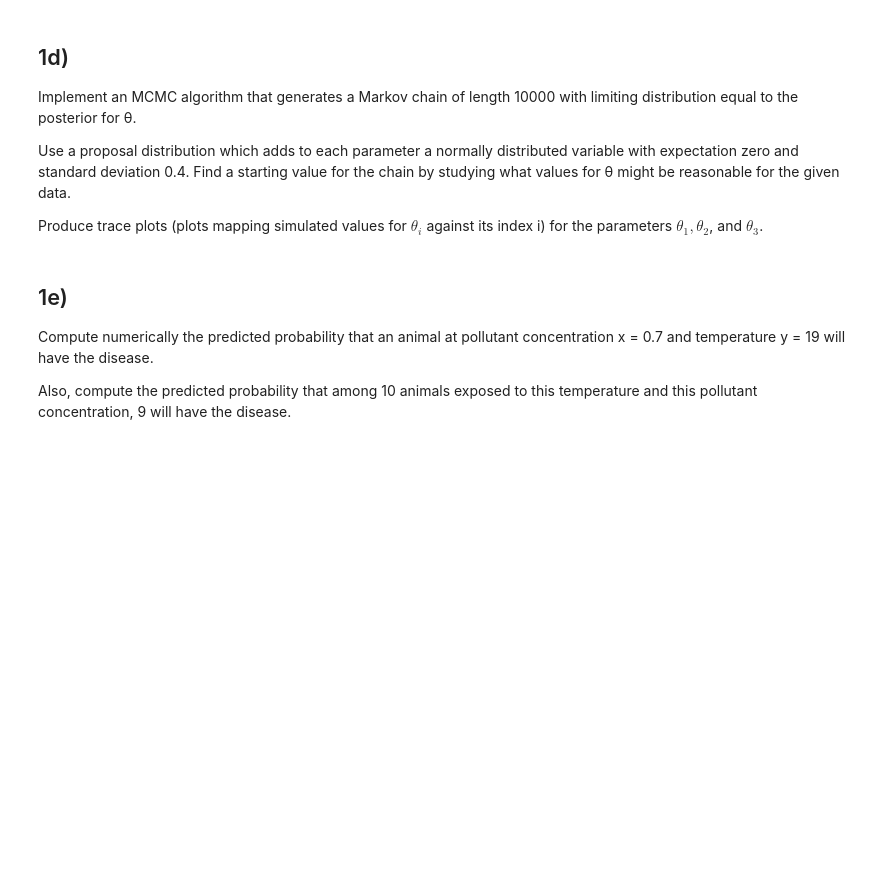
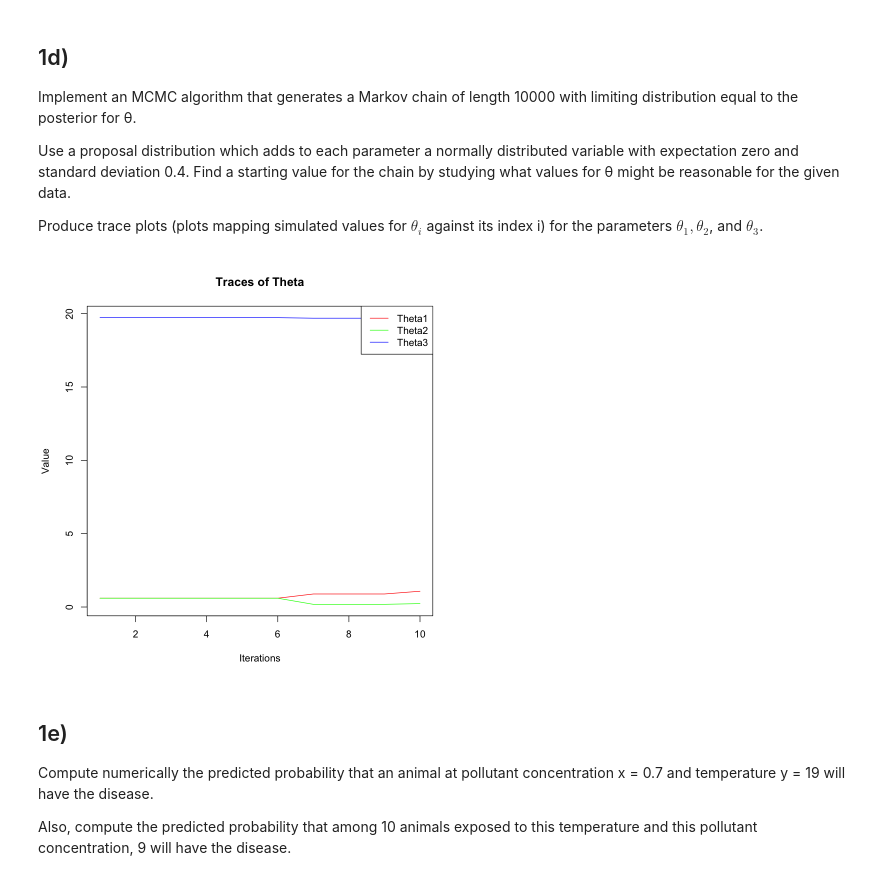
Before and after one commit to focccus/MVE550-Stochastic-processes, a Jupyter notebook: A2/assignment2.ipynb, the cells around one changed output. Drawn from its saved outputs; the diff is of its cells as text; code cells hidden in the pictures; blank space fills up the shorter version.

```diff
--- a/A2/assignment2.ipynb
+++ b/A2/assignment2.ipynb
@@ -158,3 +192,25 @@ Produce trace plots (plots mapping simulated values for $θ_i$ against its index
+# %%
+# Set the background color to white
+par(bg = "white")
+
+# Assuming theta is a list where each element contains a 3-dimensional vector
+# Extract the components of theta into separate vectors
+theta1 <- sapply(theta, function(x) x[1])  # First component (for the first parameter)
+theta2 <- sapply(theta, function(x) x[2])  # Second component (for the second parameter)
+theta3 <- sapply(theta, function(x) x[3])  # Third component (for the third parameter)
+
+# Create the plot
+plot(theta1, type = "l", col = rgb(1, 0, 0), xlab = "Iterations", ylab = "Value",
+     main = "Traces of Theta", ylim = range(c(theta1, theta2, theta3)))
+
+# Add the other two components as lines
+lines(theta2, col = rgb(0, 1, 0))  # Second trace in green
+lines(theta3, col = rgb(0, 0, 1))  # Third trace in blue
+
+# Add a legend
+legend("topright", legend = c("Theta1", "Theta2", "Theta3"), col = c(rgb(1, 0, 0), rgb(0, 1, 0), rgb(0, 0, 1)), lty = 1)
+# %% [output]
+[figure, added]
 # %% [markdown]
 ## 1e)
 Compute numerically the predicted probability that an animal at pollutant concentration x = 0.7 and temperature y = 19 will have the disease.
```
Also changed, not shown: parts of 2 cells of this notebook.
